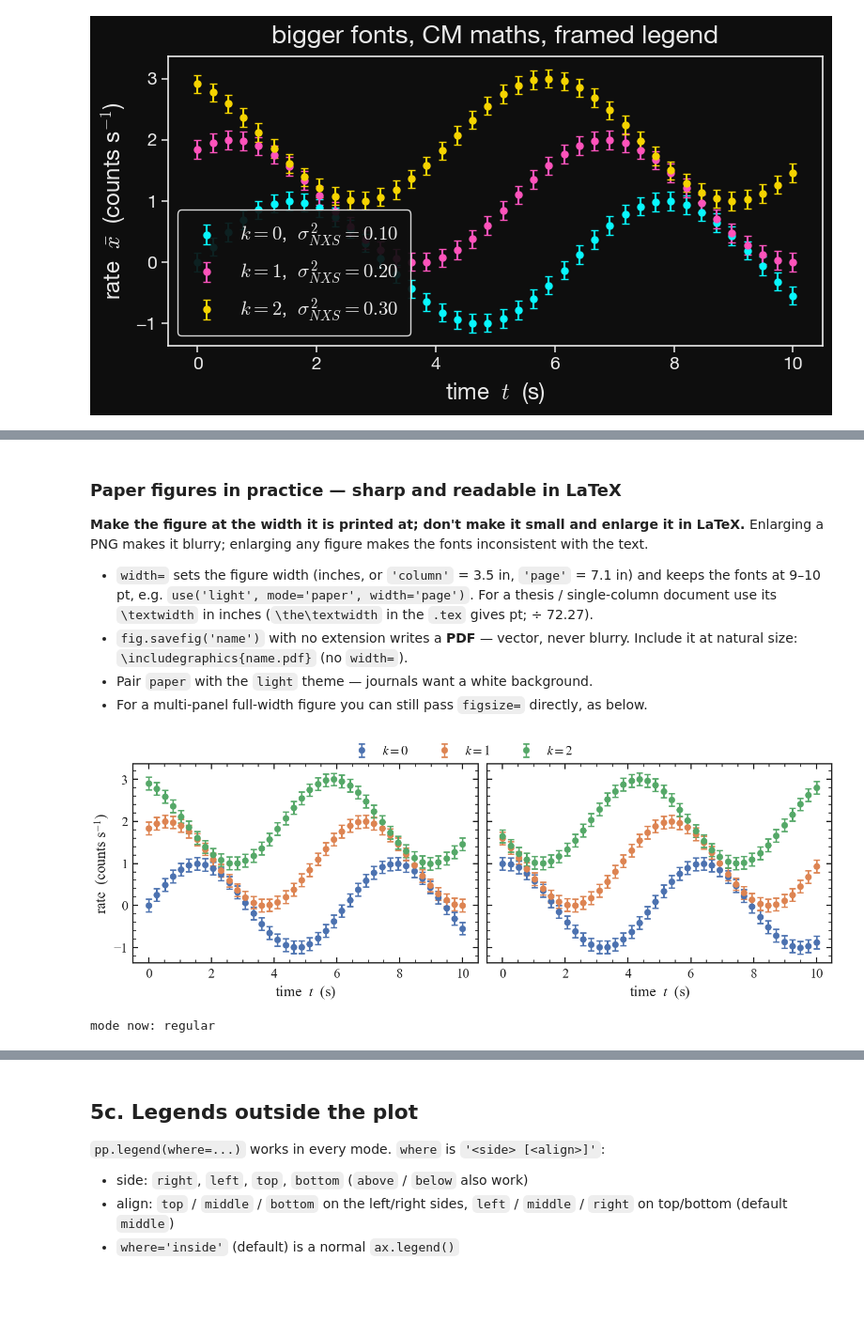
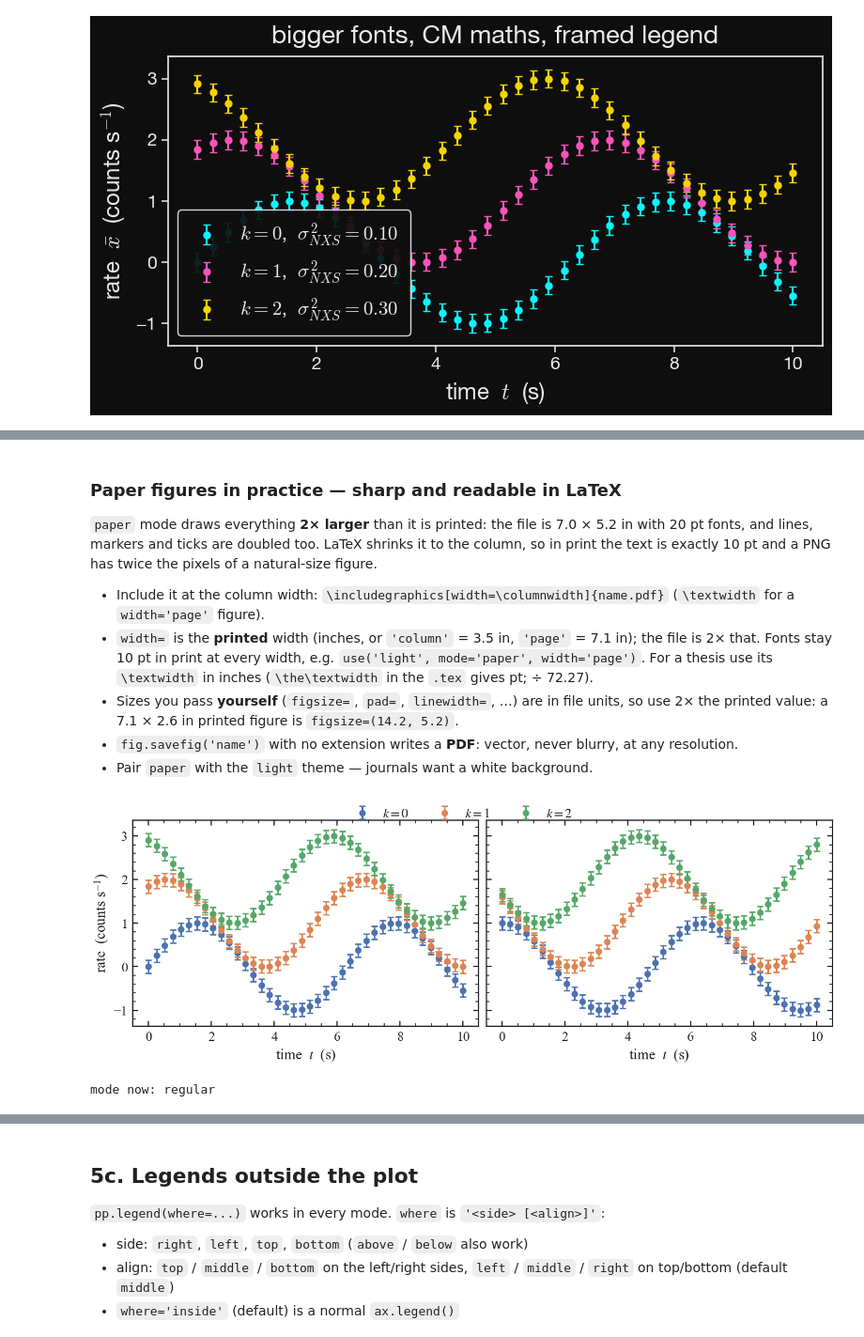
Before and after one commit to NikolasVasilas/My_pretty_plots, a Jupyter notebook: docs/pretty_plot_examples.ipynb, the cells around one changed output, grey strips where cells are left out. Shown at 94% size. Drawn from its saved outputs; the diff is of its cells as text; code cells hidden in the pictures; blank space fills up the shorter version.

```diff
--- a/docs/pretty_plot_examples.ipynb
+++ b/docs/pretty_plot_examples.ipynb
@@ -238,36 +239,40 @@ light / paper:  detected theme='light', mode='paper', figsize=[3.5, 2.6], font.s
 # %% [markdown]
 ### Paper figures in practice — sharp and readable in LaTeX
 
-**Make the figure at the width it is printed at; don't make it small and enlarge
-it in LaTeX.** Enlarging a PNG makes it blurry; enlarging any figure makes the
-fonts inconsistent with the text.
+`paper` mode draws everything **2× larger** than it is printed: the file is
+7.0 × 5.2 in with 20 pt fonts, and lines, markers and ticks are doubled too.
+LaTeX shrinks it to the column, so in print the text is exactly 10 pt and a PNG
+has twice the pixels of a natural-size figure.
 
-- `width=` sets the figure width (inches, or `'column'` = 3.5 in, `'page'` =
-  7.1 in) and keeps the fonts at 9–10 pt, e.g. `use('light', mode='paper', width='page')`.
-  For a thesis / single-column document use its `\textwidth` in inches
-  (`\the\textwidth` in the `.tex` gives pt; ÷ 72.27).
-- `fig.savefig('name')` with no extension writes a **PDF** — vector, never
-  blurry. Include it at natural size: `\includegraphics{name.pdf}` (no `width=`).
+- Include it at the column width: `\includegraphics[width=\columnwidth]{name.pdf}`
+  (`\textwidth` for a `width='page'` figure).
+- `width=` is the **printed** width (inches, or `'column'` = 3.5 in, `'page'` =
+  7.1 in); the file is 2× that. Fonts stay 10 pt in print at every width, e.g.
+  `use('light', mode='paper', width='page')`. For a thesis use its `\textwidth`
+  in inches (`\the\textwidth` in the `.tex` gives pt; ÷ 72.27).
+- Sizes you pass **yourself** (`figsize=`, `pad=`, `linewidth=`, …) are in file
+  units, so use 2× the printed value: a 7.1 × 2.6 in printed figure is
+  `figsize=(14.2, 5.2)`.
+- `fig.savefig('name')` with no extension writes a **PDF**: vector, never
+  blurry, at any resolution.
 - Pair `paper` with the `light` theme — journals want a white background.
-- For a multi-panel full-width figure you can still pass `figsize=` directly,
-  as below.
 # %%
 import pretty_plot as pp
 
 use('light', mode='paper')
 
-fig, axes = plt.subplots(1, 2, figsize=(7.1, 2.6), sharey=True)   # double-column width
+fig, axes = plt.subplots(1, 2, figsize=(14.2, 5.2), sharey=True)   # double-column: prints 7.1 x 2.6 in
 for ax, shift in zip(axes, (0, 1.5)):
     for k in range(3):
         ax.errorbar(x, np.sin(x + k + shift) + k, yerr=0.15, label=rf'$k = {k}$')
     ax.set_xlabel(r'time  $t$  (s)')
 axes[0].set_ylabel(r'rate  (counts s$^{-1}$)')
 pp.legend(where='top')   # one shared legend above both panels (see §5c)
 # fig.savefig('lightcurves')   # -> lightcurves.pdf: vector, fonts embedded, tight bbox
 plt.show()
 
 use('dark')   # back to the day-to-day look (resets the paper settings)
 print('mode now:', current_config()['mode'])
 # %% [output]
-[figure, old version]
+[figure, new version]
 mode now: regular
```
Also changed, not shown: parts of 10 cells of this notebook, 4 other files.
